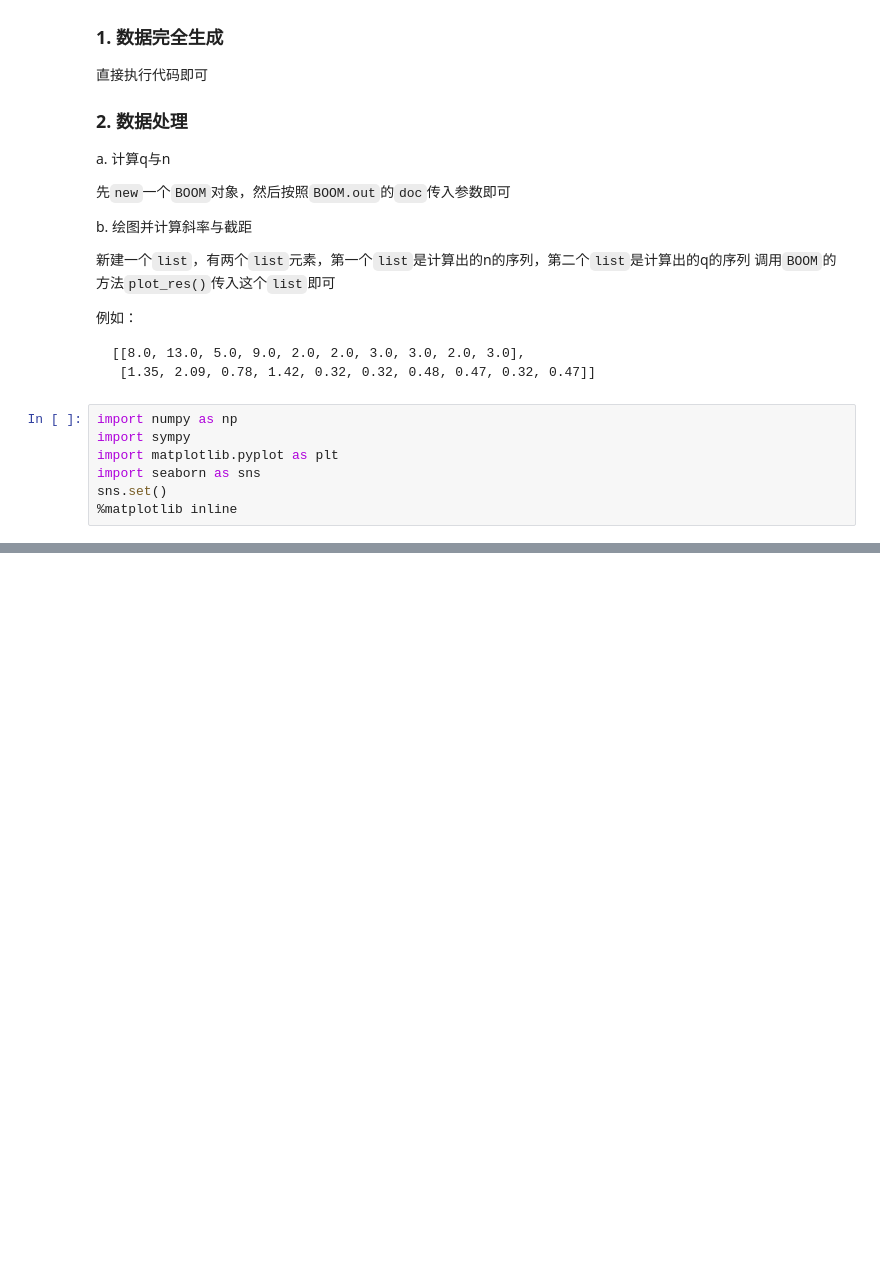
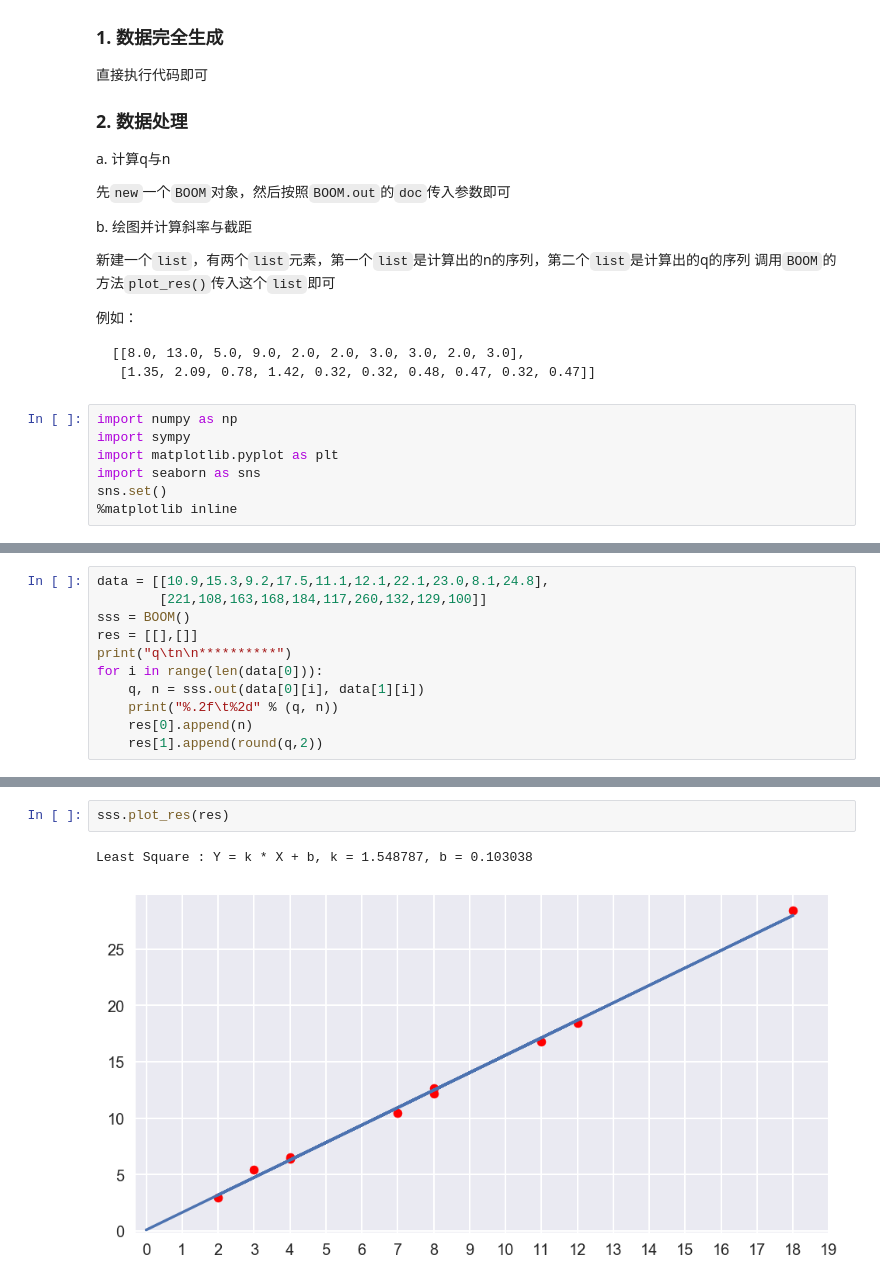
Before and after one commit to Yangjiaxi/pe, a Jupyter notebook: Millikan's oil-drop experiment/Millikan's oil-drop experiment.ipynb, the cells around one changed output, grey strips where cells are left out. Drawn from its saved outputs; the diff is of its cells as text; blank space fills up the shorter version.

```diff
--- a/Millikan's oil-drop experiment/Millikan's oil-drop experiment.ipynb
+++ b/Millikan's oil-drop experiment/Millikan's oil-drop experiment.ipynb
@@ -178,0 +184,11 @@ Least Square : Y = m * X + c, m = 0.161719, c = -0.005995
+# %%
+data = [[10.9,15.3,9.2,17.5,11.1,12.1,22.1,23.0,8.1,24.8],
+        [221,108,163,168,184,117,260,132,129,100]]
+sss = BOOM()
+res = [[],[]]
+print("q\tn\n**********")
+for i in range(len(data[0])):
+    q, n = sss.out(data[0][i], data[1][i])
+    print("%.2f\t%2d" % (q, n))
+    res[0].append(n)
+    res[1].append(round(q,2))
@@ -178,0 +208,5 @@ Least Square : Y = m * X + c, m = 0.161719, c = -0.005995
+# %%
+sss.plot_res(res)
+# %% [output]
+Least Square : Y = k * X + b, k = 1.548787, b = 0.103038
+[figure, added]
```
Also changed, not shown: parts of 6 cells of this notebook.
